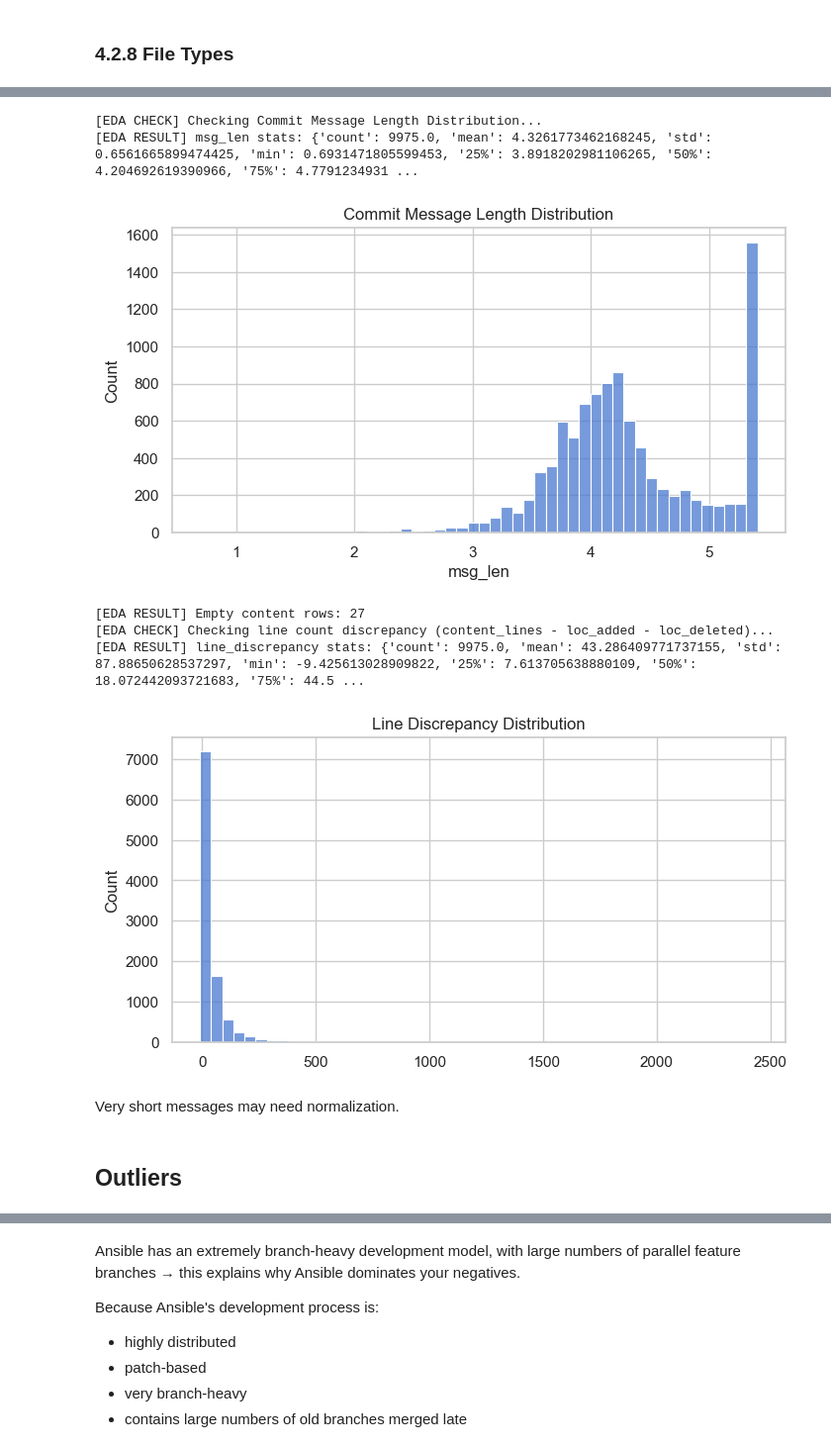
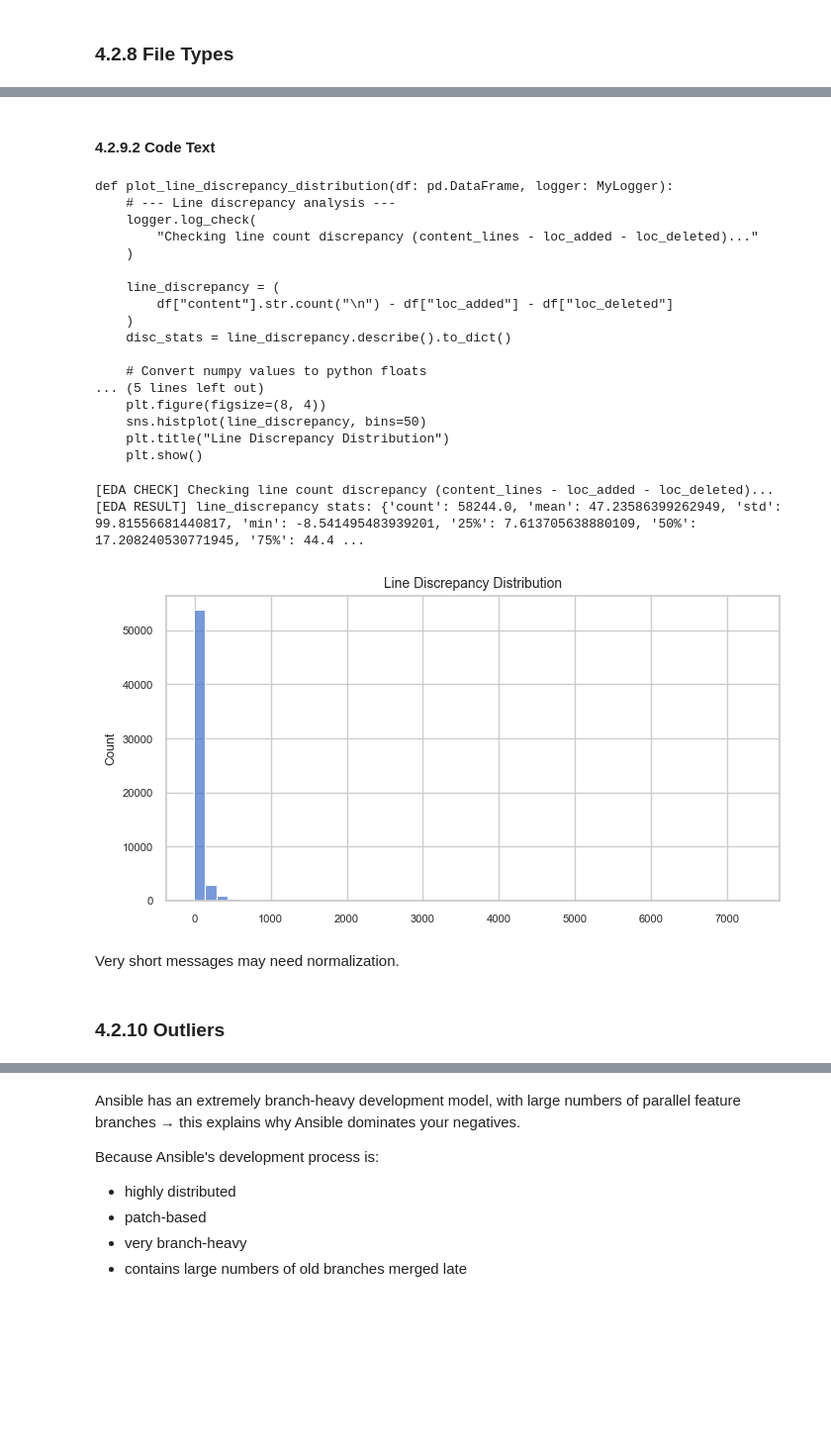
Before and after one commit to FilipMojto/DP_Thesis, a Jupyter notebook: notebooks/04-EDA.ipynb, the cells around one changed output, grey strips where cells are left out. Shown at 99% size. Cells and saved outputs as stored; diff of their text form; code cells hidden in the pictures; blank space fills up the shorter version.

```diff
--- a/notebooks/04-EDA.ipynb
+++ b/notebooks/04-EDA.ipynb
@@ -648,47 +460,33 @@ plot_file_types_distributions(df=df, logger=logger)
+# %% [markdown]
+#### 4.2.9.2 Code Text
+# %%
+display_func(plot_line_discrepancy_distribution)
+# %% [output]
+def plot_line_discrepancy_distribution(df: pd.DataFrame, logger: MyLogger):
+    # --- Line discrepancy analysis ---
+    logger.log_check(
+        "Checking line count discrepancy (content_lines - loc_added - loc_deleted)..."
+    )
+
+    line_discrepancy = (
+        df["content"].str.count("\n") - df["loc_added"] - df["loc_deleted"]
+    )
+    disc_stats = line_discrepancy.describe().to_dict()
+
+    # Convert numpy values to python floats
+... (5 lines left out)
+    plt.figure(figsize=(8, 4))
+    sns.histplot(line_discrepancy, bins=50)
+    plt.title("Line Discrepancy Distribution")
+    plt.show()
 # %%
-# %%
-logger.log_check("Checking Commit Message Length Distribution...")
-
-# --- Commit message lengths ---
-msg_stats = df['msg_len'].describe().to_dict()
-logger.log_result(f"msg_len stats: {msg_stats}")
-plt.figure(figsize=(8,4))
-sns.histplot(df['msg_len'], bins=50)
-plt.title("Commit Message Length Distribution")
-plt.show()
-
-
-# --- Empty content rows ---
-empty_content = int((df['content'].str.len() == 0).sum())
-logger.log_result(f"Empty content rows: {empty_content}")
-
-
-# --- Line discrepancy analysis ---
-logger.log_check("Checking line count discrepancy (content_lines - loc_added - loc_deleted)...")
-
-line_discrepancy = df["content"].str.count("\n") - df["loc_added"] - df["loc_deleted"]
-disc_stats = line_discrepancy.describe().to_dict()
-
-# Convert numpy values to python floats
-disc_stats = {k: float(v) for k, v in disc_stats.items()}
-
-logger.log_result(f"line_discrepancy stats: {disc_stats}")
-
-# Optional plot (not logged)
-plt.figure(figsize=(8,4))
-sns.histplot(line_discrepancy, bins=50)
-plt.title("Line Discrepancy Distribution")
-plt.show()
+plot_line_discrepancy_distribution(df=df, logger=logger)
 # %% [output]
-[EDA CHECK] Checking Commit Message Length Distribution...
-[EDA RESULT] msg_len stats: {'count': 9975.0, 'mean': 4.3261773462168245, 'std': 0.6561665899474425, 'min': 0.6931471805599453, '25%': 3.8918202981106265, '50%': 4.204692619390966, '75%': 4.7791234931 ...
+[EDA CHECK] Checking line count discrepancy (content_lines - loc_added - loc_deleted)...
+[EDA RESULT] line_discrepancy stats: {'count': 58244.0, 'mean': 47.23586399262949, 'std': 99.81556681440817, 'min': -8.541495483939201, '25%': 7.613705638880109, '50%': 17.208240530771945, '75%': 44.4 ...
-[figure, old version]
+[figure, new version]
-[EDA RESULT] Empty content rows: 27
-[EDA CHECK] Checking line count discrepancy (content_lines - loc_added - loc_deleted)...
-[EDA RESULT] line_discrepancy stats: {'count': 9975.0, 'mean': 43.286409771737155, 'std': 87.88650628537297, 'min': -9.425613028909822, '25%': 7.613705638880109, '50%': 18.072442093721683, '75%': 44.5 ...
-[figure, removed]
 # %% [markdown]
 Very short messages may need normalization.
 # %% [markdown]
-## Outliers
+### 4.2.10 Outliers
 # %% [markdown]
```
Also changed, not shown: parts of 53 cells of this notebook, 18 other files.
